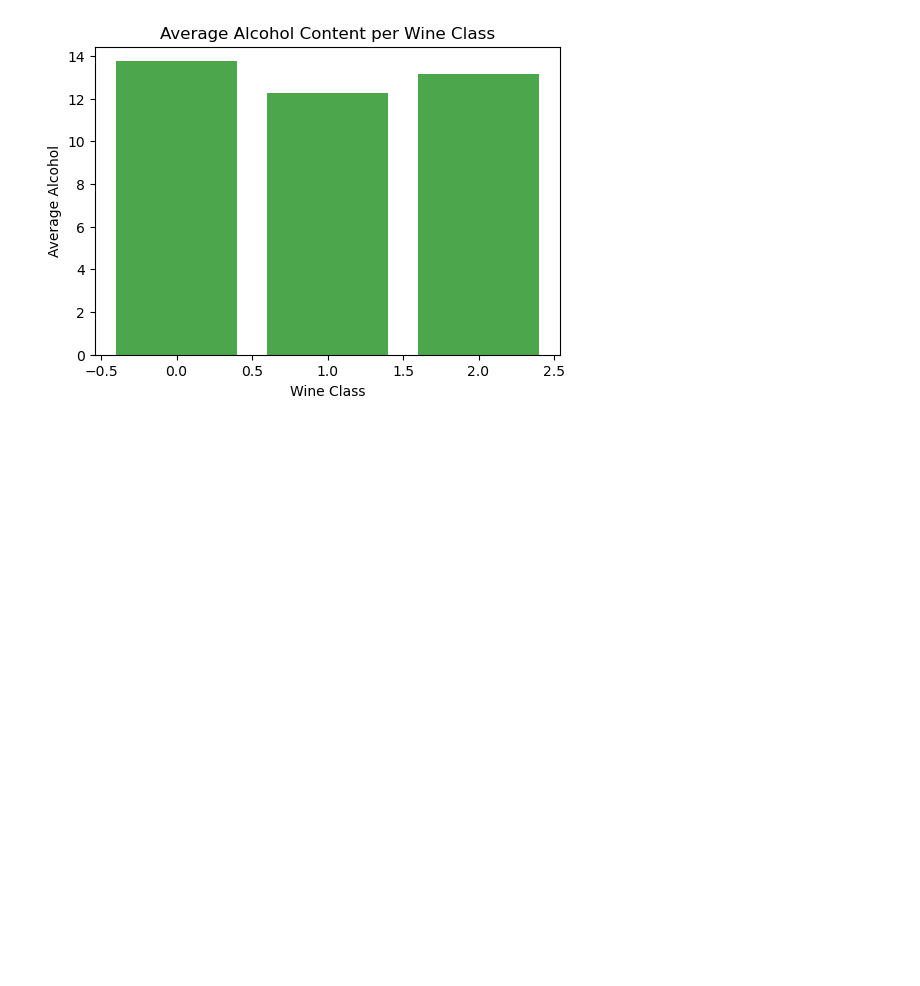
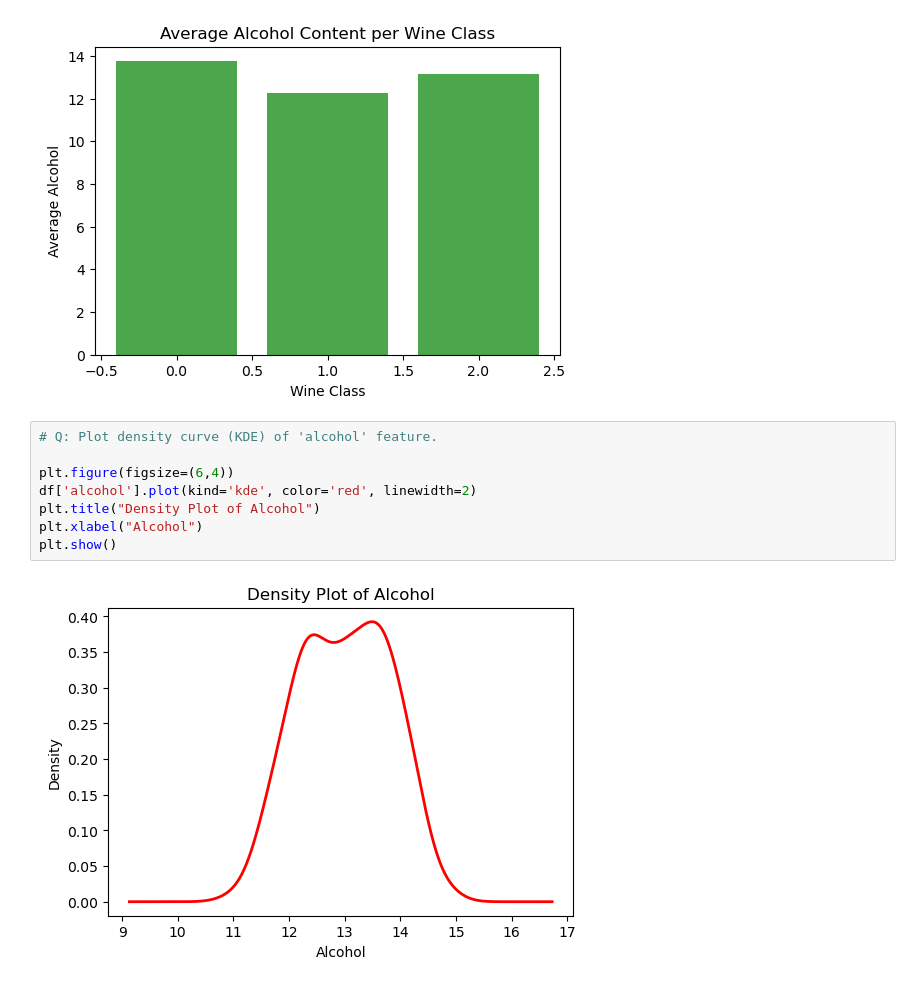
Before and after one commit to md-faiyazkhan/ml-practice, a Jupyter notebook: Matplotlib/Matplotlib.ipynb, the cells around one changed output. Saved outputs shown, nothing was run; the diff lists cells and outputs as text; blank space fills up the shorter version.

```diff
--- a/Matplotlib/Matplotlib.ipynb
+++ b/Matplotlib/Matplotlib.ipynb
@@ -229,3 +229,13 @@ plt.ylabel("Average Alcohol")
 plt.show()
 # %% [output]
 [figure]
+# %%
+# Q: Plot density curve (KDE) of 'alcohol' feature.
+
+plt.figure(figsize=(6,4))
+df['alcohol'].plot(kind='kde', color='red', linewidth=2)
+plt.title("Density Plot of Alcohol")
+plt.xlabel("Alcohol")
+plt.show()
+# %% [output]
+[figure, added]
```
